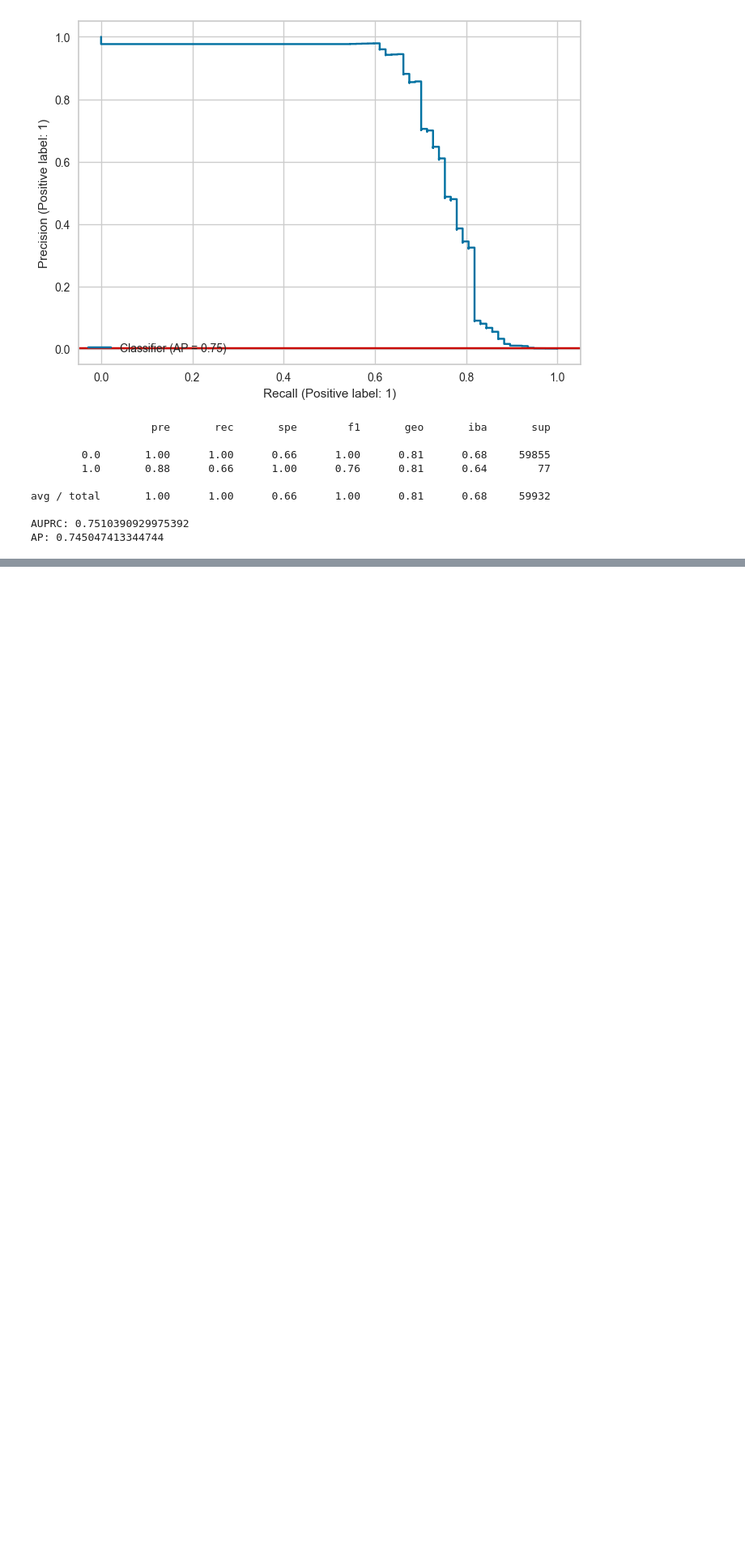
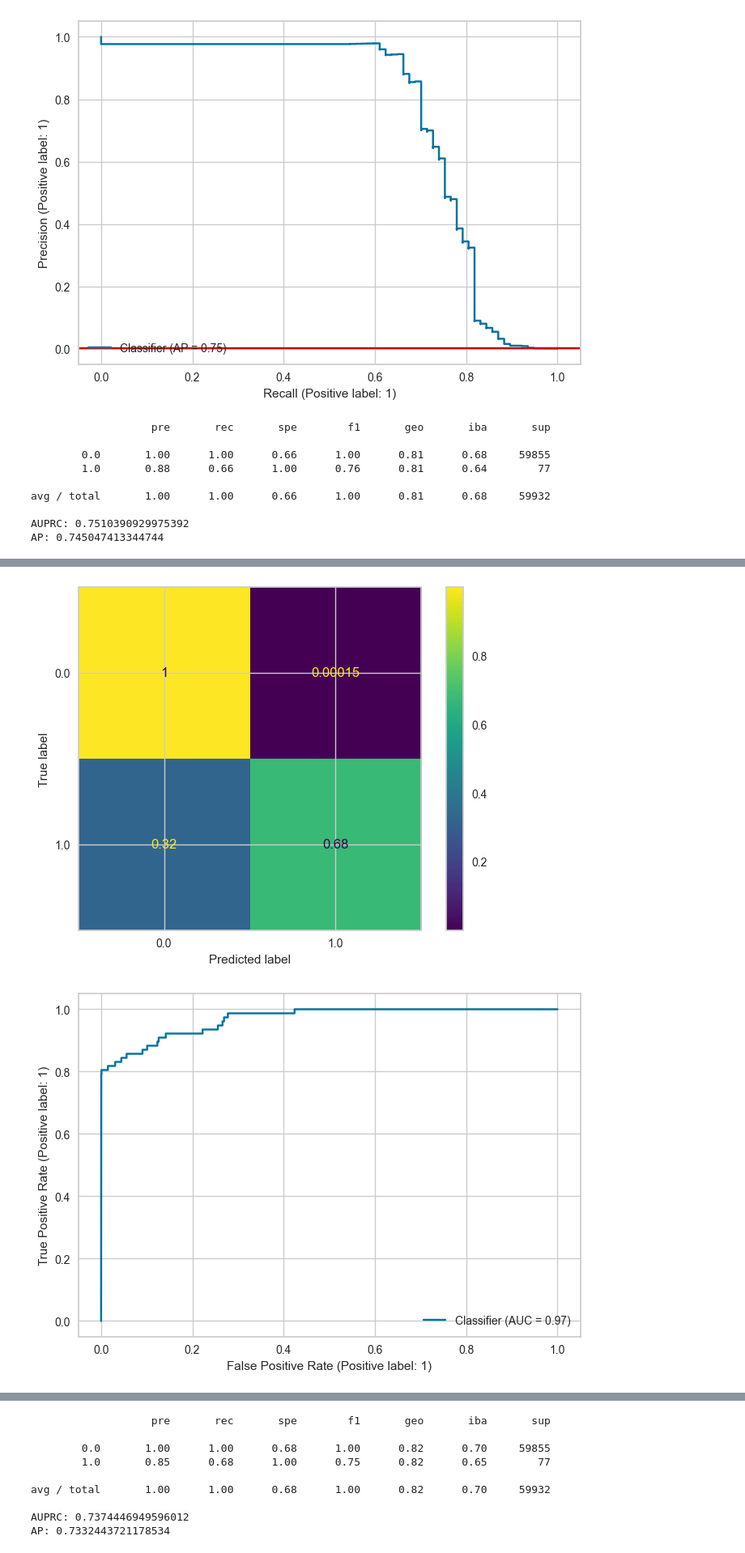
Before and after one commit to crdsteixeira/Advanced-Topics-of-Machine-Learning_GANs_for_Fraud_Detection, a Jupyter notebook: project.ipynb, the cells around one changed output, grey strips where cells are left out. Shown at 81% size. Saved outputs shown, nothing was run; the diff lists cells and outputs as text; code cells hidden in the pictures; blank space fills up the shorter version.

```diff
--- a/project.ipynb
+++ b/project.ipynb
@@ -893,0 +967,3 @@ AP: 0.745047413344744
+# %%
+lstm_wg = LSTMFraudModel(wgan_train_df)
+lstm_wg.train()
@@ -893,0 +988,5 @@ AP: 0.745047413344744
+# %%
+lstm_wg.evaluate(test_df)
+# %% [output]
+[figure, added]
+[figure, added]
@@ -893,0 +994,9 @@ AP: 0.745047413344744
+                   pre       rec       spe        f1       geo       iba       sup
+
+        0.0       1.00      1.00      0.68      1.00      0.82      0.70     59855
+        1.0       0.85      0.68      1.00      0.75      0.82      0.65        77
+
+avg / total       1.00      1.00      0.68      1.00      0.82      0.70     59932
+
+AUPRC: 0.7374446949596012
+AP: 0.7332443721178534
```
Also changed, not shown: parts of 9 cells of this notebook.
